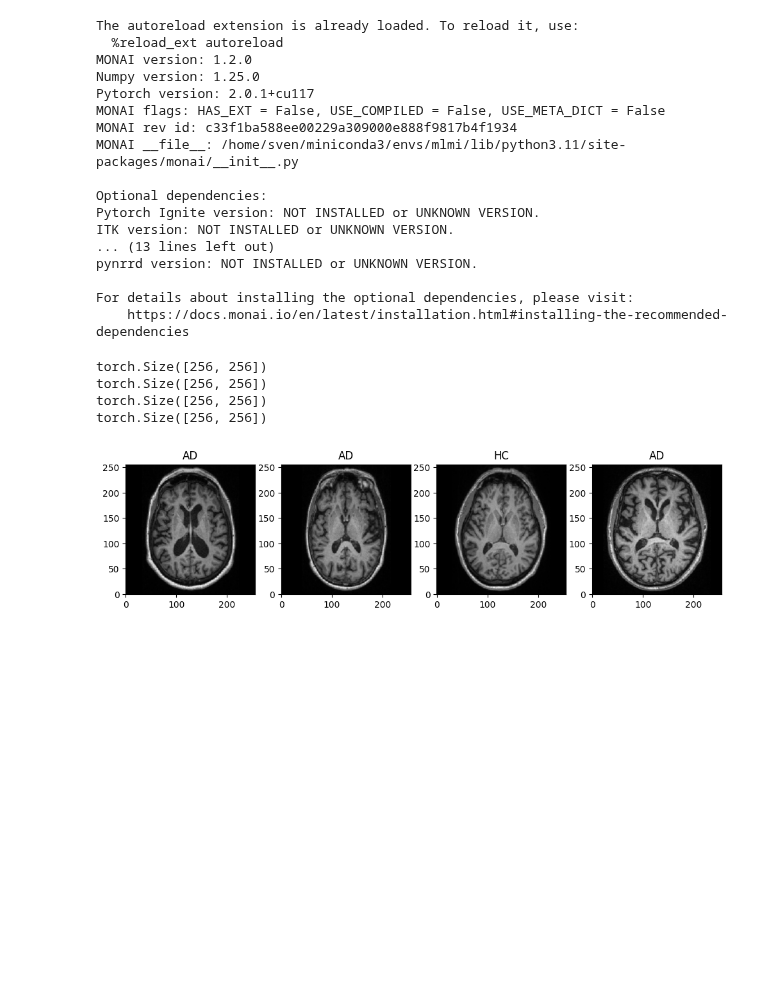
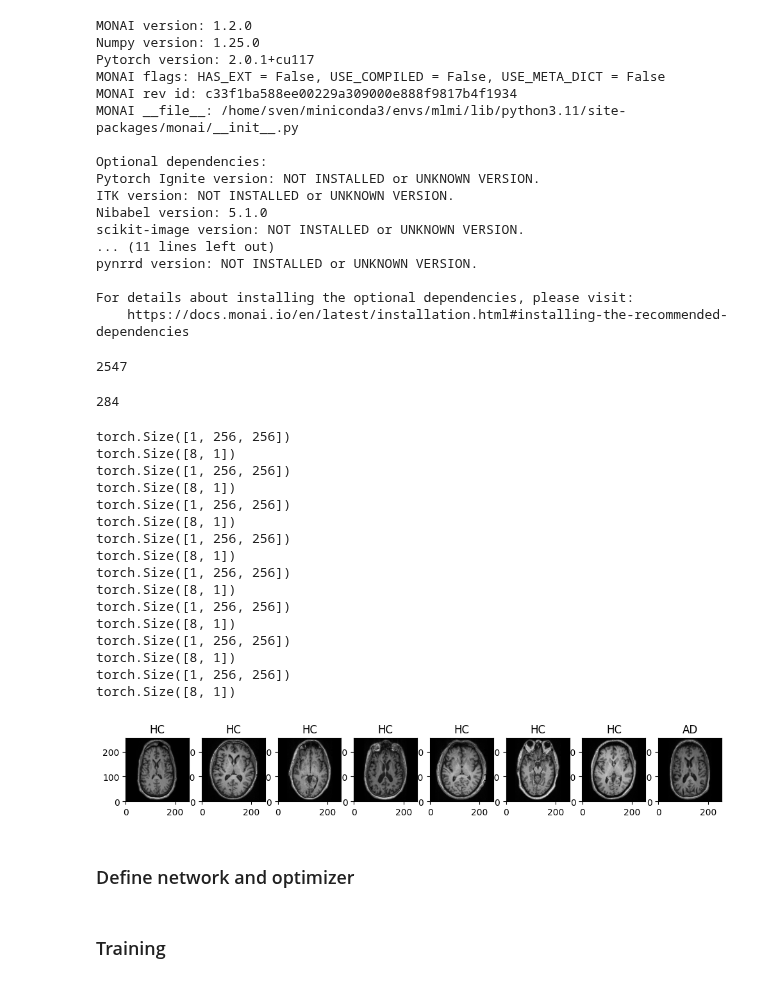
Before and after one commit to KnightTec/mlmi-project, a Jupyter notebook: mri_ad_classification_2d_oasis.ipynb, the cells around one changed output. Drawn from its saved outputs; the diff is of its cells as text; code cells hidden in the pictures; blank space fills up the shorter version.

Commit message:
Add t1w AD classifier training

```diff
--- a/mri_ad_classification_2d_oasis.ipynb
+++ b/mri_ad_classification_2d_oasis.ipynb
@@ -32,13 +32,12 @@ from monai.transforms import (
     CropForegroundd,
     Spacingd,
     SpatialPadd,
+    CastToTyped
 )
 from monai.utils import set_determinism
 
 print_config()
 # %% [output]
-The autoreload extension is already loaded. To reload it, use:
-  %reload_ext autoreload
 MONAI version: 1.2.0
 Numpy version: 1.25.0
 Pytorch version: 2.0.1+cu117
@@ -49,7 +48,9 @@ MONAI __file__: /home/sven/miniconda3/envs/mlmi/lib/python3.11/site-packages/mon
 Optional dependencies:
 Pytorch Ignite version: NOT INSTALLED or UNKNOWN VERSION.
 ITK version: NOT INSTALLED or UNKNOWN VERSION.
-... (13 lines left out)
+Nibabel version: 5.1.0
+scikit-image version: NOT INSTALLED or UNKNOWN VERSION.
+... (11 lines left out)
 pynrrd version: NOT INSTALLED or UNKNOWN VERSION.
 
 For details about installing the optional dependencies, please visit:
@@ -58,6 +59,7 @@ For details about installing the optional dependencies, please visit:
 import pandas as pd
 import os
 from enum import Enum
+from monai.transforms import Transform
 
 class Modality(Enum):
     MR_T1 = 1
@@ -66,7 +68,7 @@ class Modality(Enum):
     MR_FLAIR = 4
     MR_TOF_MRA = 5
 
-def create_oasis_3_dataset(csv_path: str, dataset_root: str, modality: Modality, transform):
+def create_oasis_3_dataset(csv_path: str, dataset_root: str, modality: Modality, transform: Transform, cache_rate: float):
     train_df = pd.read_csv(csv_path, sep=";")
     train_df.fillna('', inplace=True)
 
@@ -92,47 +94,74 @@ def create_oasis_3_dataset(csv_path: str, dataset_root: str, modality: Modality,
         image_path = os.path.join(dataset_root, rel_path)
         train_data.append({"image": image_path, "label" : row["label"]})
 
-    return CacheDataset(data=train_data, transform=transform, cache_rate=0.5, num_workers=5, copy_cache=False)
+    print(len(train_data))
+    return CacheDataset(data=train_data, transform=transform, cache_rate=cache_rate, num_workers=5, copy_cache=False)
 # %%
 dataset_root = "/mnt/f/OASIS-3-MR-Sessions-2D/"
 resolution = 256
+cache_rate = 0.5 # might need to change this based on the amount of memory available
+batch_size = 8
 
 foreground_crop_threshold = 0.1
 train_table_path = "csv/oasis/oasis_3_multimodal_train.csv"
 transform = Compose([
     LoadImaged("image", image_only=True),
-    EnsureChannelFirstd("image", channel_dim="no_channel"),
+    EnsureChannelFirstd(keys=["image", "label"], channel_dim="no_channel"),
     EnsureTyped("image"),
+    CastToTyped("label", dtype=np.float64),
     ScaleIntensityd("image"),
     CropForegroundd("image", source_key="image", select_fn=lambda x: x > foreground_crop_threshold, margin=5),
     Resized(keys=["image"], spatial_size=resolution, size_mode="longest"),
     SpatialPadd(keys=["image"], spatial_size=(resolution, resolution)),
     ]
 )
-train_ds = create_oasis_3_dataset(csv_path=train_table_path, dataset_root=dataset_root, modality=Modality.MR_T1, transform=transform)
+train_ds = create_oasis_3_dataset(csv_path=train_table_path, dataset_root=dataset_root, modality=Modality.MR_T1, transform=transform, cache_rate=cache_rate)
 # disable multi-workers because `ThreadDataLoader` works with multi-threads
-train_loader = ThreadDataLoader(train_ds, num_workers=0, batch_size=4, shuffle=True)
+train_loader = ThreadDataLoader(train_ds, num_workers=0, batch_size=batch_size, shuffle=True)
+
+val_table_path = "csv/oasis/oasis_3_multimodal_val.csv"
+val_ds = create_oasis_3_dataset(csv_path=val_table_path, dataset_root=dataset_root, modality=Modality.MR_T1, transform=transform, cache_rate=cache_rate)
+# disable multi-workers because `ThreadDataLoader` works with multi-threads
+val_loader = ThreadDataLoader(val_ds, num_workers=0, batch_size=batch_size, shuffle=True)
+# %% [output]
+2547
+284
 # %%
 dataiter = iter(train_loader)
 batch_sample = next(dataiter)
 images = batch_sample["image"]
 labels = batch_sample["label"]
 
 classes = ["HC", "AD"]
 
 plt.figure(figsize=(12, 6))
 i = 0
 for sample_data, sample_label in zip(images, labels):
     sample = sample_data[0]
-    print(sample.shape)
-    plt.subplot(1, 4, i+1)  # Create a subplot for each sample
+    print(sample_data.shape)
+    print(labels.shape)
+    plt.subplot(1, batch_size, i+1)  # Create a subplot for each sample
     plt.imshow(sample.T, cmap='gray', origin='lower')
-    plt.title(f"{classes[sample_label]}")  # Display the label as the title
+    plt.title(f"{classes[int(sample_label[0])]}")  # Display the label as the title
     i += 1
 plt.show()
 # %% [output]
-torch.Size([256, 256])
-torch.Size([256, 256])
-torch.Size([256, 256])
-torch.Size([256, 256])
+torch.Size([1, 256, 256])
+torch.Size([8, 1])
+torch.Size([1, 256, 256])
+torch.Size([8, 1])
+torch.Size([1, 256, 256])
+torch.Size([8, 1])
+torch.Size([1, 256, 256])
+torch.Size([8, 1])
+torch.Size([1, 256, 256])
+torch.Size([8, 1])
+torch.Size([1, 256, 256])
+torch.Size([8, 1])
+torch.Size([1, 256, 256])
+torch.Size([8, 1])
+torch.Size([1, 256, 256])
+torch.Size([8, 1])
-[figure, old version]
+[figure, new version]
+# %% [markdown]
+### Define network and optimizer
@@ -138,0 +176,2 @@ torch.Size([256, 256])
+# %% [markdown]
+### Training
```
Also changed, not shown: parts of 2 cells of this notebook.
